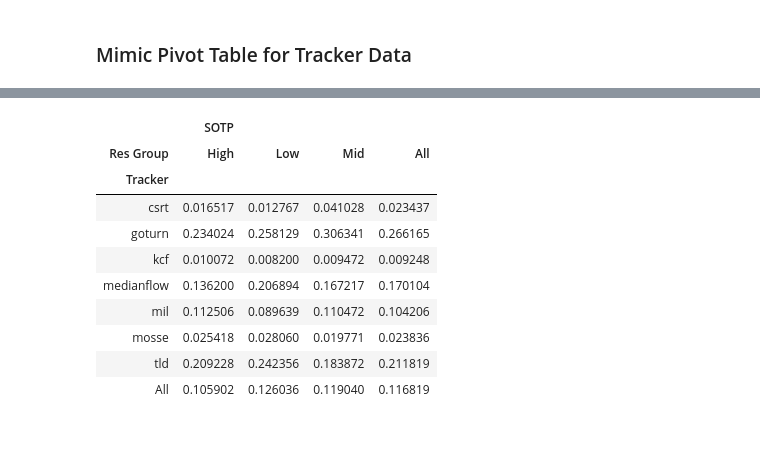
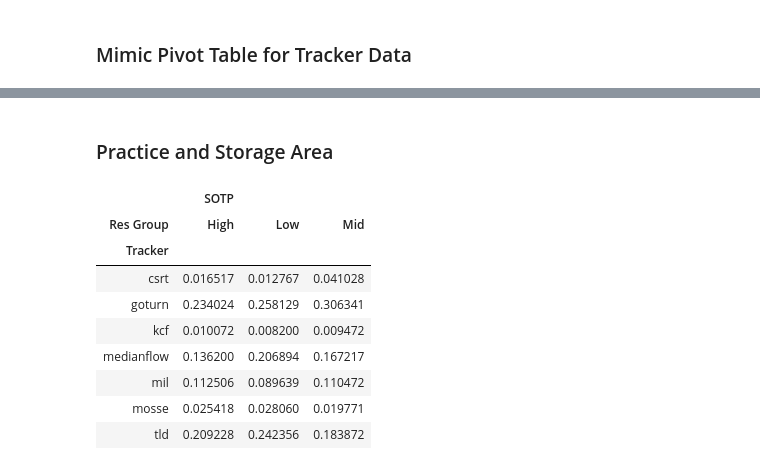
Before and after one commit to kieranbd/thesis, a Jupyter notebook: Data_Viz.ipynb, the cells around one changed output, grey strips where cells are left out. Drawn from its saved outputs; the diff is of its cells as text; code cells hidden in the pictures; blank space fills up the shorter version.

Commit message:
started plotting results

```diff
--- a/Data_Viz.ipynb
+++ b/Data_Viz.ipynb
@@ -6,2 +7,2 @@ import numpy as np
 # %%
-df = pd.read_csv('All_results_with_res_groups.csv', sep=',', index_col=None)
+df = pd.read_csv('All_results_with_res_groups.csv', sep=',', index_col=None); df.head()
@@ -17,0 +102,2 @@ df.head()
+# %% [markdown]
+### Practice and Storage Area
@@ -18,14 +109,13 @@ df.head()
 # %%
-pd.pivot_table(df, index=['Tracker'], columns=['Res Group'], aggfunc=np.mean, values=['SOTP'], margins=True)
+pivot = pd.pivot_table(df, index=['Tracker'], columns=['Res Group'], aggfunc=np.mean, values=['SOTP']); pivot
 # %% [output]
-|  | SOTP |  |  |  |
-| Res Group | High | Low | Mid | All |
-| Tracker |  |  |  |  |
-| csrt | 0.016517 | 0.012767 | 0.041028 | 0.023437 |
-| goturn | 0.234024 | 0.258129 | 0.306341 | 0.266165 |
-| kcf | 0.010072 | 0.008200 | 0.009472 | 0.009248 |
-| medianflow | 0.136200 | 0.206894 | 0.167217 | 0.170104 |
-| mil | 0.112506 | 0.089639 | 0.110472 | 0.104206 |
-| mosse | 0.025418 | 0.028060 | 0.019771 | 0.023836 |
-| tld | 0.209228 | 0.242356 | 0.183872 | 0.211819 |
-| All | 0.105902 | 0.126036 | 0.119040 | 0.116819 |
+|  | SOTP |  |  |
+| Res Group | High | Low | Mid |
+| Tracker |  |  |  |
+| csrt | 0.016517 | 0.012767 | 0.041028 |
+| goturn | 0.234024 | 0.258129 | 0.306341 |
+| kcf | 0.010072 | 0.008200 | 0.009472 |
+| medianflow | 0.136200 | 0.206894 | 0.167217 |
+| mil | 0.112506 | 0.089639 | 0.110472 |
+| mosse | 0.025418 | 0.028060 | 0.019771 |
+| tld | 0.209228 | 0.242356 | 0.183872 |
```
Also changed, not shown: parts of 11 cells of this notebook, 1 other file.
